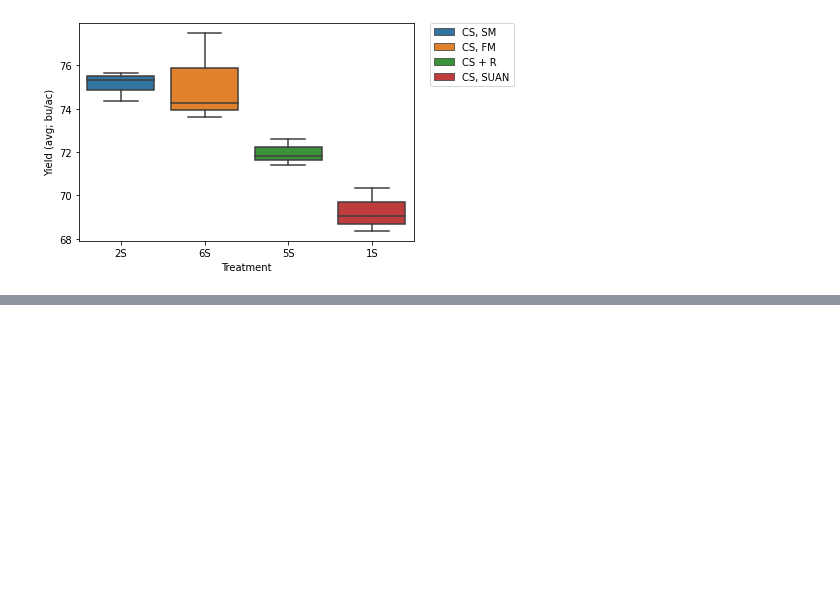
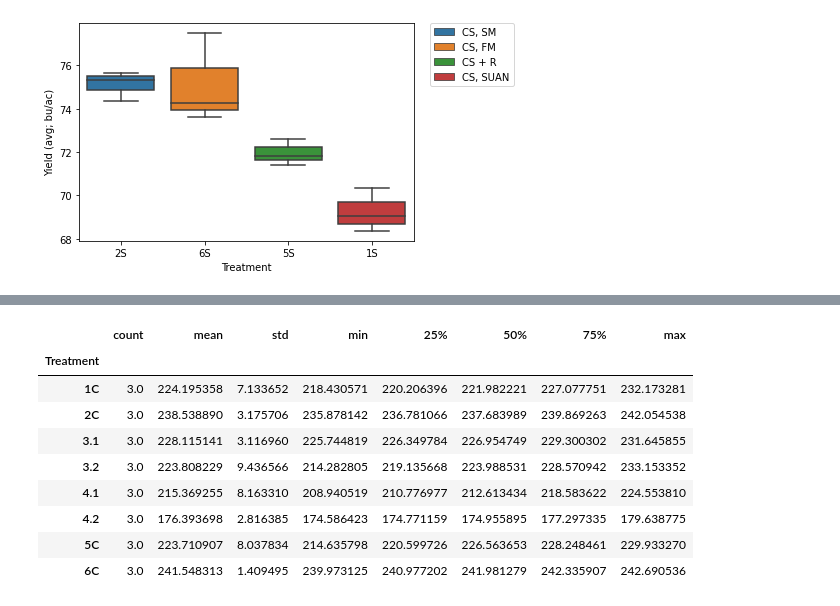
Before and after one commit to gabbymyers/516X-Project, a Jupyter notebook: _data/Yield Analysis.ipynb, the cells around one changed output, grey strips where cells are left out. Cells and saved outputs as stored; diff of their text form; code cells hidden in the pictures; blank space fills up the shorter version.

```diff
--- a/_data/Yield Analysis.ipynb
+++ b/_data/Yield Analysis.ipynb
@@ -192,0 +163,14 @@ https://medium.com/budding-data-scientist/data-analytics-using-python-part-6-9e7
+# %%
+corn_only_stats = pd.DataFrame(corn_only.groupby('Treatment')['Yield'].describe())
+corn_only_stats
+# %% [output]
+|  | count | mean | std | min | 25% | 50% | 75% | max |
+| Treatment |  |  |  |  |  |  |  |  |
+| 1C | 3.0 | 224.195358 | 7.133652 | 218.430571 | 220.206396 | 221.982221 | 227.077751 | 232.173281 |
+| 2C | 3.0 | 238.538890 | 3.175706 | 235.878142 | 236.781066 | 237.683989 | 239.869263 | 242.054538 |
+| 3.1 | 3.0 | 228.115141 | 3.116960 | 225.744819 | 226.349784 | 226.954749 | 229.300302 | 231.645855 |
+| 3.2 | 3.0 | 223.808229 | 9.436566 | 214.282805 | 219.135668 | 223.988531 | 228.570942 | 233.153352 |
+| 4.1 | 3.0 | 215.369255 | 8.163310 | 208.940519 | 210.776977 | 212.613434 | 218.583622 | 224.553810 |
+| 4.2 | 3.0 | 176.393698 | 2.816385 | 174.586423 | 174.771159 | 174.955895 | 177.297335 | 179.638775 |
+| 5C | 3.0 | 223.710907 | 8.037834 | 214.635798 | 220.599726 | 226.563653 | 228.248461 | 229.933270 |
+| 6C | 3.0 | 241.548313 | 1.409495 | 239.973125 | 240.977202 | 241.981279 | 242.335907 | 242.690536 |
```
Also changed, not shown: parts of 27 cells of this notebook.
